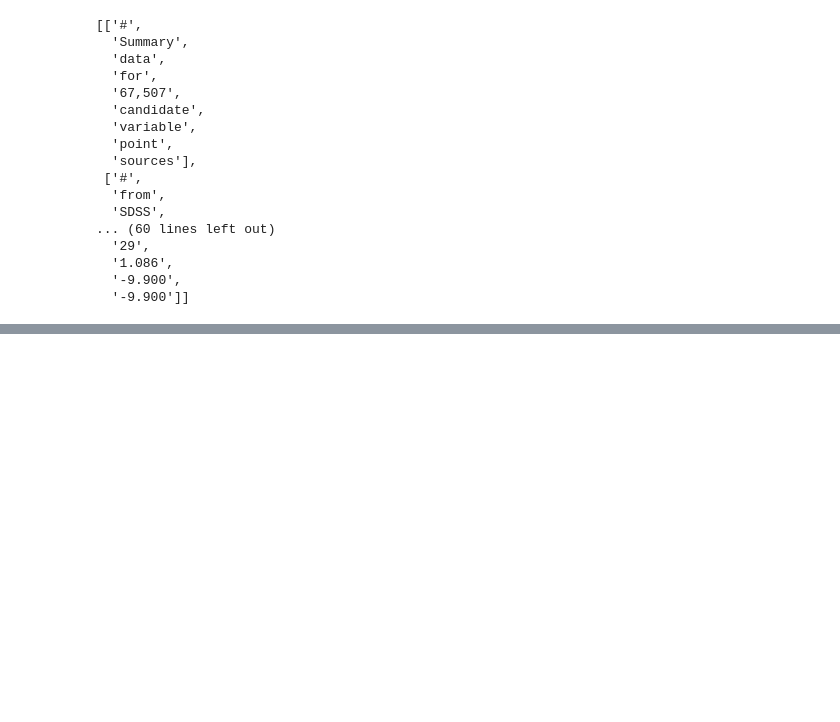
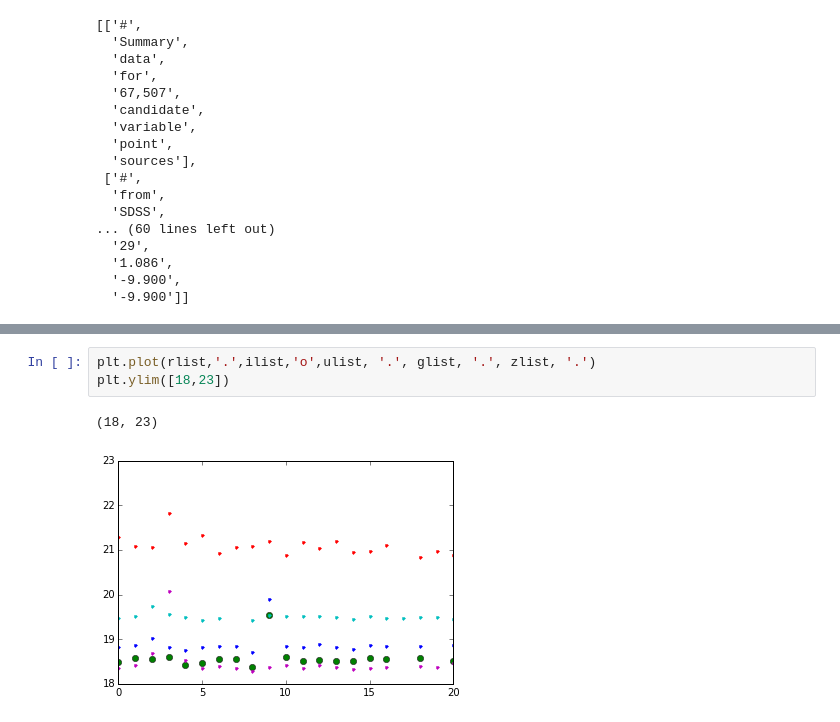
Before and after one commit to rahulporuri/astro_data_projects, a Jupyter notebook: variable_stars/variable_stars.ipynb, the cells around one changed output, grey strips where cells are left out. Saved outputs shown, nothing was run; the diff lists cells and outputs as text; blank space fills up the shorter version.

```diff
--- a/variable_stars/variable_stars.ipynb
+++ b/variable_stars/variable_stars.ipynb
@@ -77,0 +186,6 @@ temp[:10]
+# %%
+plt.plot(rlist,'.',ilist,'o',ulist, '.', glist, '.', zlist, '.')
+plt.ylim([18,23])
+# %% [output]
+(18, 23)
+[figure, added]
```
Also changed, not shown: parts of 23 cells of this notebook, 4 other files.
